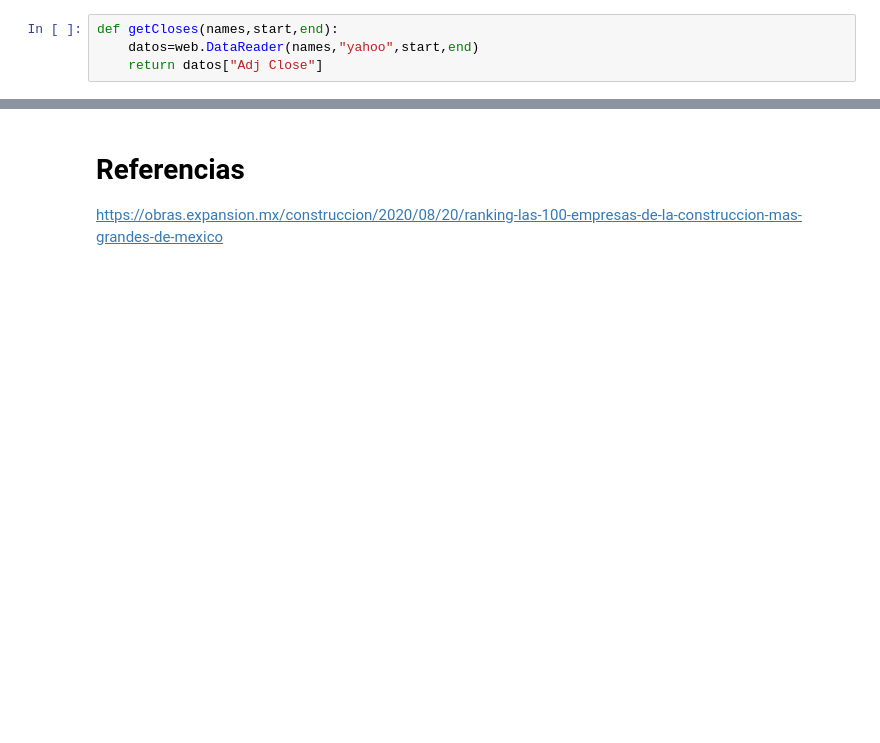
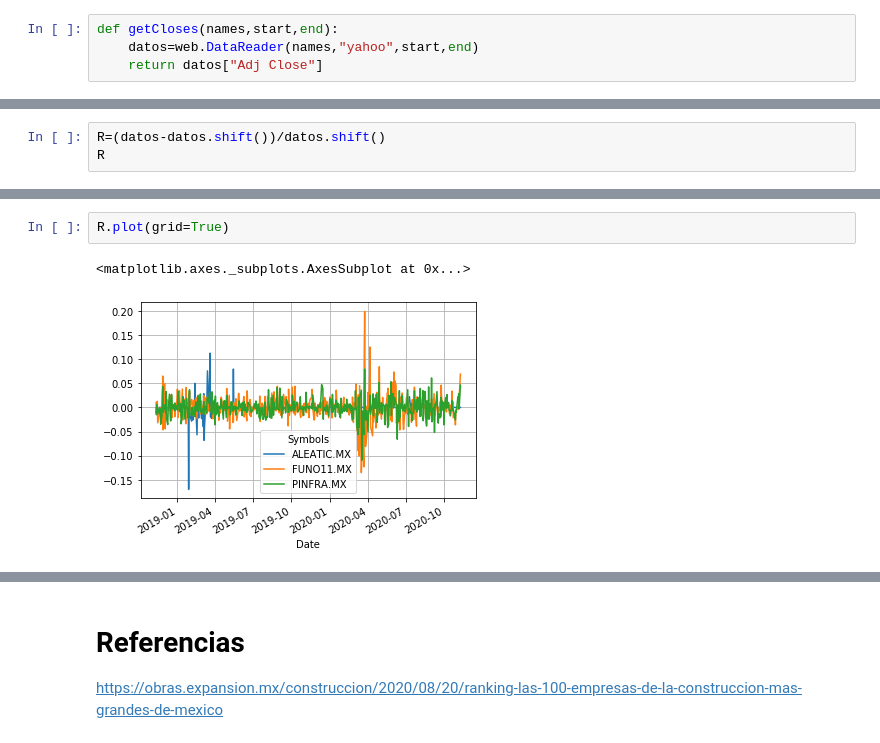
Before and after one commit to Adrianpv19/ProyectModulo2_VillanuevaA_FernandezV, a Jupyter notebook: ProyectoModulo2_VillanuevaA_FernandezV.ipynb, the cells around one changed output, grey strips where cells are left out. Drawn from its saved outputs; the diff is of its cells as text; blank space fills up the shorter version.

```diff
--- a/ProyectoModulo2_VillanuevaA_FernandezV.ipynb
+++ b/ProyectoModulo2_VillanuevaA_FernandezV.ipynb
@@ -51,0 +63,3 @@ R.describe()
+# %%
+R=(datos-datos.shift())/datos.shift()
+R
@@ -51,0 +81,5 @@ R.describe()
+# %%
+R.plot(grid=True)
+# %% [output]
+<matplotlib.axes._subplots.AxesSubplot at 0x...>
+[figure, added]
```
Also changed, not shown: parts of 19 cells of this notebook.
